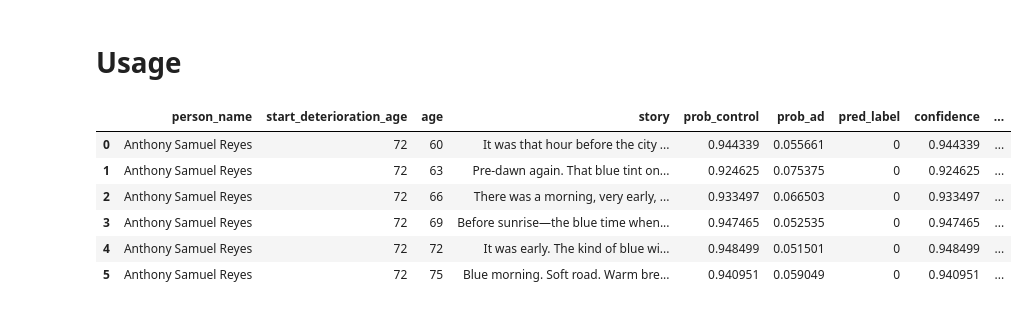
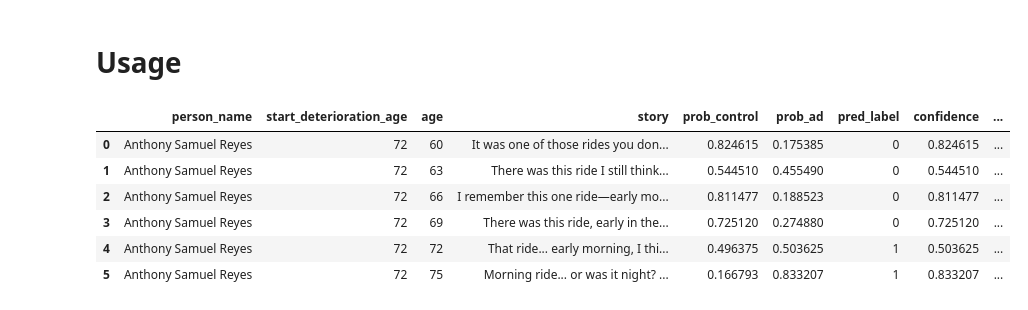
Before and after one commit to NetanelShalev/AD_LongitudinalDataGenerator, a Jupyter notebook: AD detection.ipynb, the cells around one changed output. Saved outputs shown, nothing was run; the diff lists cells and outputs as text; code cells hidden in the pictures.

```diff
--- a/AD detection.ipynb
+++ b/AD detection.ipynb
@@ -188,19 +188,17 @@ def run_on_json_dir(json_dir: Union[str, Path], add_predicted_start_age: bool =
 # %%
-# Path updated to new dementia stories (relative path)
-# Example: run on a single persona file from data_sep_3/dementia
 
 df_one = run_on_json_file(
-    "stories/data_sep_3/dementia/Anthony Samuel Reyes.json",
+    f"{data_dir}/anthony-samuel-reyes.json",
     add_predicted_start_age=True,
     threshold=0.5,
 )
 df_one
 # %% [output]
 |  | person_name | start_deterioration_age | age | story | prob_control | prob_ad | pred_label | confidence | ... |
-| 0 | Anthony Samuel Reyes | 72 | 60 | It was that hour before the city ... | 0.944339 | 0.055661 | 0 | 0.944339 | ... |
-| 1 | Anthony Samuel Reyes | 72 | 63 | Pre-dawn again. That blue tint on... | 0.924625 | 0.075375 | 0 | 0.924625 | ... |
-| 2 | Anthony Samuel Reyes | 72 | 66 | There was a morning, very early, ... | 0.933497 | 0.066503 | 0 | 0.933497 | ... |
-| 3 | Anthony Samuel Reyes | 72 | 69 | Before sunrise—the blue time when... | 0.947465 | 0.052535 | 0 | 0.947465 | ... |
-| 4 | Anthony Samuel Reyes | 72 | 72 | It was early. The kind of blue wi... | 0.948499 | 0.051501 | 0 | 0.948499 | ... |
-| 5 | Anthony Samuel Reyes | 72 | 75 | Blue morning. Soft road. Warm bre... | 0.940951 | 0.059049 | 0 | 0.940951 | ... |
+| 0 | Anthony Samuel Reyes | 72 | 60 | It was one of those rides you don... | 0.824615 | 0.175385 | 0 | 0.824615 | ... |
+| 1 | Anthony Samuel Reyes | 72 | 63 | There was this ride I still think... | 0.544510 | 0.455490 | 0 | 0.544510 | ... |
+| 2 | Anthony Samuel Reyes | 72 | 66 | I remember this one ride—early mo... | 0.811477 | 0.188523 | 0 | 0.811477 | ... |
+| 3 | Anthony Samuel Reyes | 72 | 69 | There was this ride, early in the... | 0.725120 | 0.274880 | 0 | 0.725120 | ... |
+| 4 | Anthony Samuel Reyes | 72 | 72 | That ride... early morning, I thi... | 0.496375 | 0.503625 | 1 | 0.503625 | ... |
+| 5 | Anthony Samuel Reyes | 72 | 75 | Morning ride... or was it night? ... | 0.166793 | 0.833207 | 1 | 0.833207 | ... |
 # %% [markdown]
```
Also changed, not shown: parts of 7 cells of this notebook, 5 other files.
